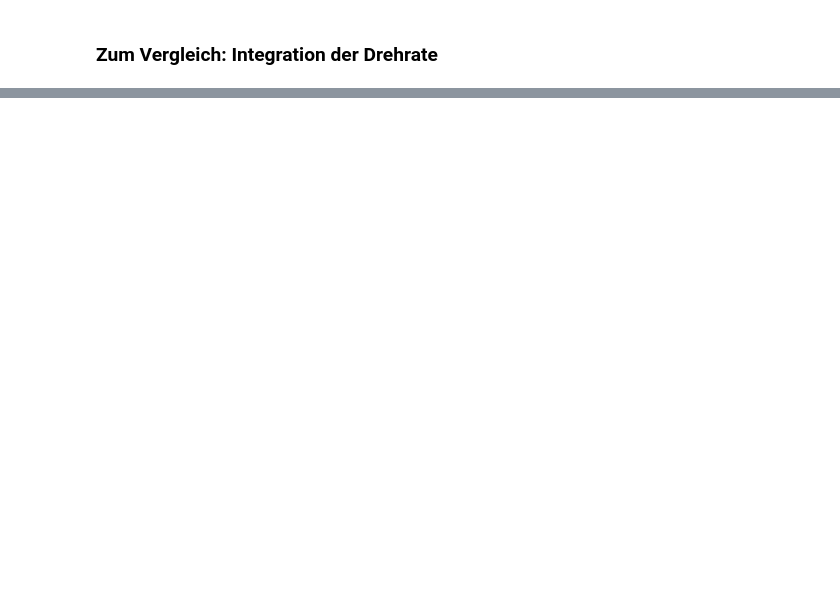
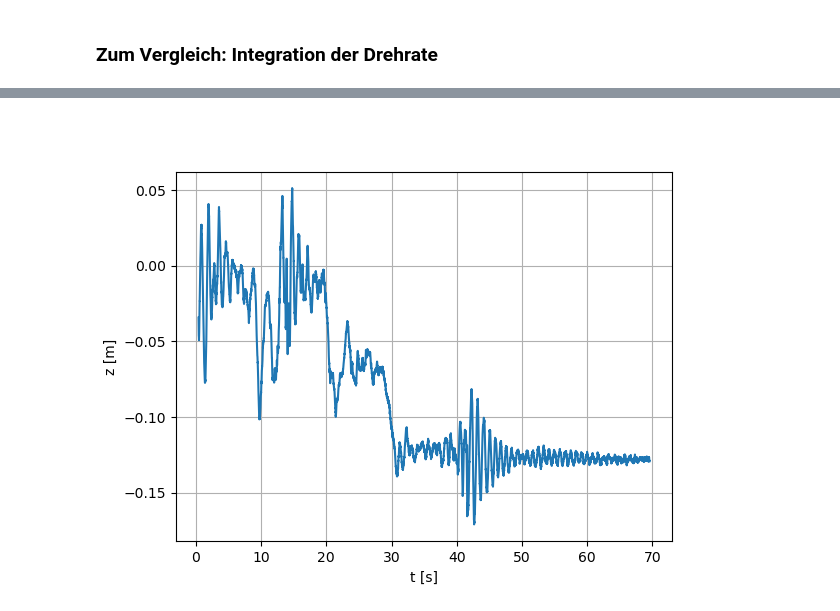
Before and after one commit to mayerd2/python_experiments, a Jupyter notebook: Phyphox_gyro_acc.ipynb, the cells around one changed output, grey strips where cells are left out. Saved outputs shown, nothing was run; the diff lists cells and outputs as text; code cells hidden in the pictures; blank space fills up the shorter version.

```diff
--- a/Phyphox_gyro_acc.ipynb
+++ b/Phyphox_gyro_acc.ipynb
@@ -262,0 +405,13 @@ plt.plot(t,thx_i)
+# %%
+# Auslenkung aus der Inklination des Sensors
+l = 1
+z = thx_e*l
+# %%
+plt.figure()
+plt.plot(t, z)
+plt.xlabel('t [s]')
+plt.ylabel('z [m]')
+plt.grid()
+plt.show()
+# %% [output]
+[figure, added]
```
Also changed, not shown: parts of 21 cells of this notebook, 23 other files.
